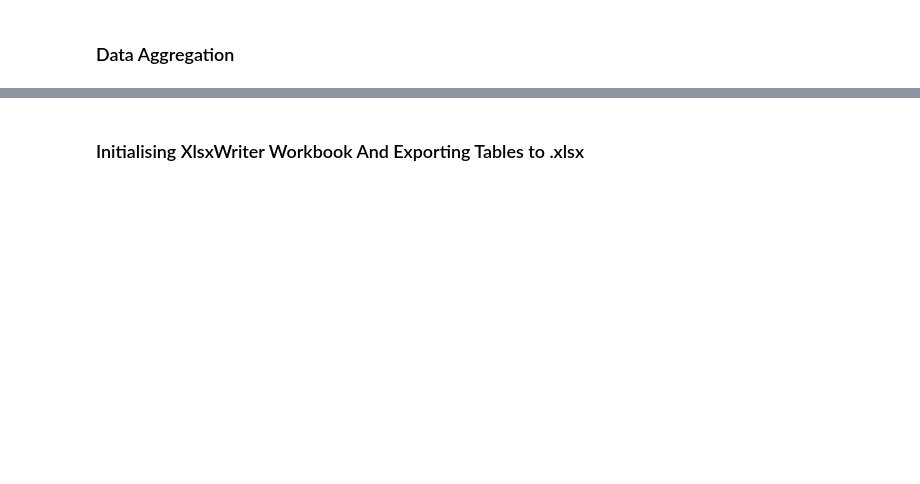
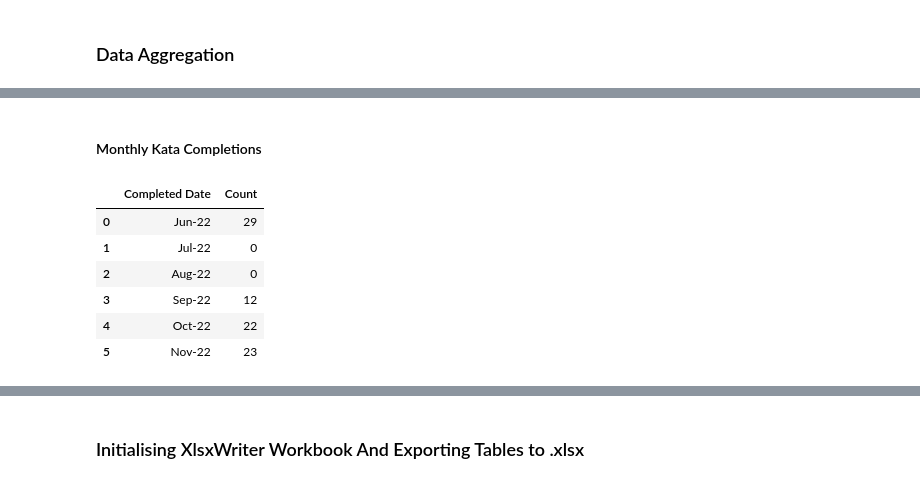
Before and after one commit to Filpill/codewars-stats, a Jupyter notebook: codewars_filpill.ipynb, the cells around one changed output, grey strips where cells are left out. Saved outputs shown, nothing was run; the diff lists cells and outputs as text; code cells hidden in the pictures; blank space fills up the shorter version.

```diff
--- a/codewars_filpill.ipynb
+++ b/codewars_filpill.ipynb
@@ -215,2 +216,7 @@ df_kata_combined.head(2)
 # %% [markdown]
 ### Data Aggregation
+# %%
+# Creating Date Range List
+start_date = df_kata_combined['Completed Date'].min()
+end_date = df_kata_combined['Completed Date'].max() + relativedelta(months=1)
+date_rng = pd.date_range(start = start_date, end = end_date, freq = 'M').tolist()
@@ -216,0 +236,16 @@ df_kata_combined.head(2)
+# %% [markdown]
+#### Monthly Kata Completions
+# %%
+df_monthly_count = df_kata_combined.groupby(['Completed Date'])['Completed Date'].count()
+df_monthly_count = df_monthly_count.groupby([pd.Grouper(level='Completed Date',freq='1M')]).sum().reset_index(name='Count')
+for i,val in enumerate(date_rng):
+   df_monthly_count.loc[i,'Completed Date']  = val.strftime("%b-%y")
+df_monthly_count
+# %% [output]
+|  | Completed Date | Count |
+| 0 | Jun-22 | 29 |
+| 1 | Jul-22 | 0 |
+| 2 | Aug-22 | 0 |
+| 3 | Sep-22 | 12 |
+| 4 | Oct-22 | 22 |
+| 5 | Nov-22 | 23 |
```
Also changed, not shown: parts of 13 cells of this notebook, 1 other file.
